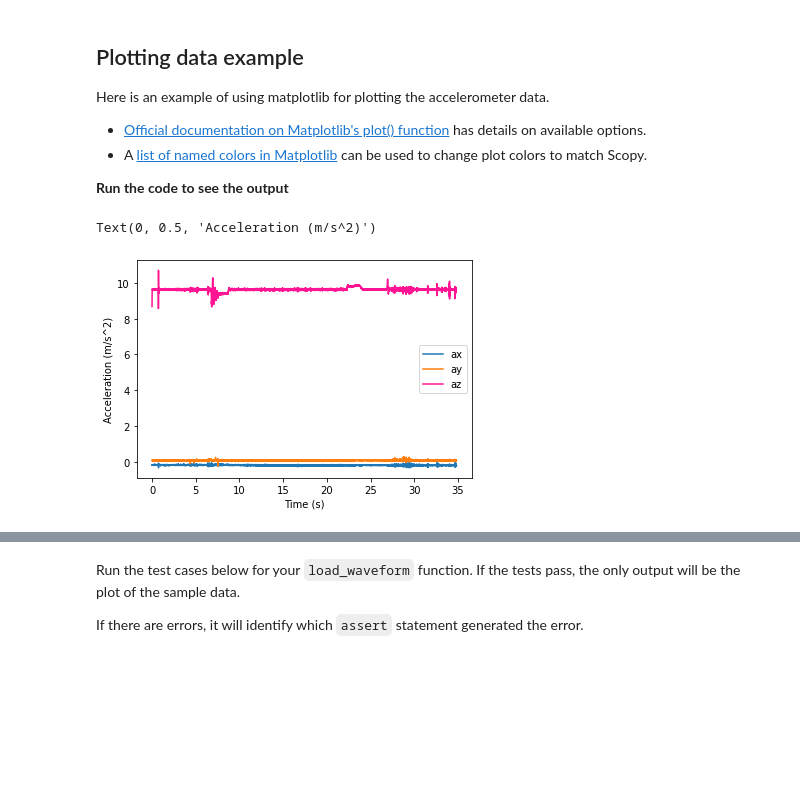
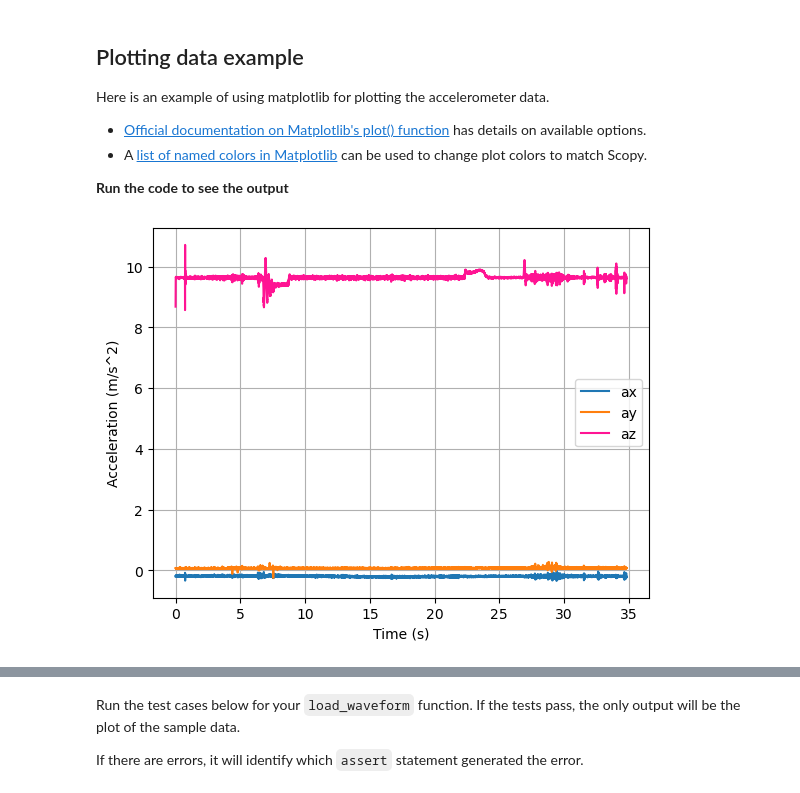
Before and after one commit to bzwickl/PHYS222_SP24_Student, a Jupyter notebook: Lab2/PHYS 222 Lab 2 Sp 2024.ipynb, the cells around one changed output, grey strips where cells are left out. Cells and saved outputs as stored; diff of their text form; code cells hidden in the pictures; blank space fills up the shorter version.

Commit message:
Updated Lab 2
Added instructions on mounting the Google Drive and loading data from Google Drive. Modified to load data from GitHub, including the test case data. Small formatting tweaks.

```diff
--- a/Lab2/PHYS 222 Lab 2 Sp 2024.ipynb
+++ b/Lab2/PHYS 222 Lab 2 Sp 2024.ipynb
@@ -86,0 +73,11 @@ print(acc_data[0:5]) # print the loaded data
+# %%
+# This loads the data from GitHub. Note it must be the "raw" version of the file. Not the "blob" page.
+
+# github path
+path = "https://github.com/bzwickl/PHYS222_SP24_Student/raw/main/Lab2/Accelerometer_data_sample.csv"
+
+# import the data
+acc_data = np.genfromtxt(path, delimiter=",", skip_header=1)
+
+# print the first 5 rows. Should have 5 columns.
+print(acc_data[0:5])
@@ -95,15 +103,15 @@ Here is an example of using matplotlib for plotting the accelerometer data.
 # %%
 t = acc_data[:,0]  # all rows, first column is time
 ax = acc_data[:,1]  # all rows, 2nd column is x-component of acceleration
 ay = acc_data[:,2] # all rows, 3rd column is the y-component of acceleration
 az = acc_data[:,3] # all rows, 4th column is the z-component of acceleration
 
 plt.plot(t, ax, label="ax")  # use label option to add a label for a legend
 plt.plot(t, ay, label="ay")
 plt.plot(t, az, label="az", color="deeppink")
 plt.legend()  # add legend to the plot
 plt.xlabel('Time (s)')  # add x-axis label
 plt.ylabel('Acceleration (m/s^2)') # add y-axis label
+plt.grid() # add major gridlines
 # %% [output]
-Text(0, 0.5, 'Acceleration (m/s^2)')
-[figure, old version]
+[figure, new version]
```
Also changed, not shown: parts of 9 cells of this notebook, 5 other files.
